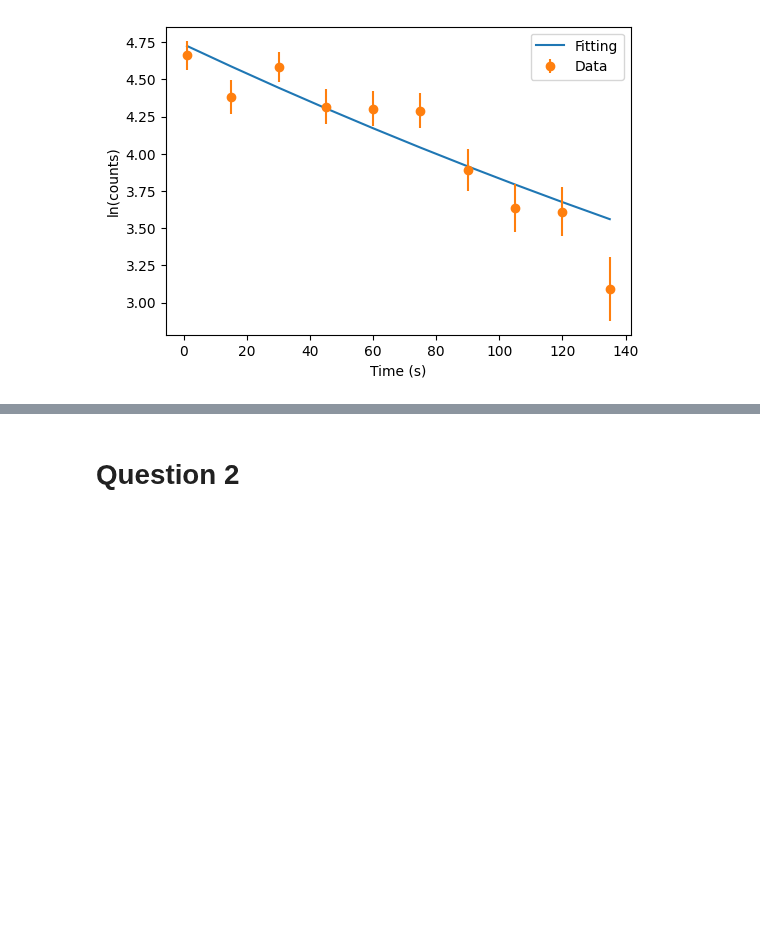
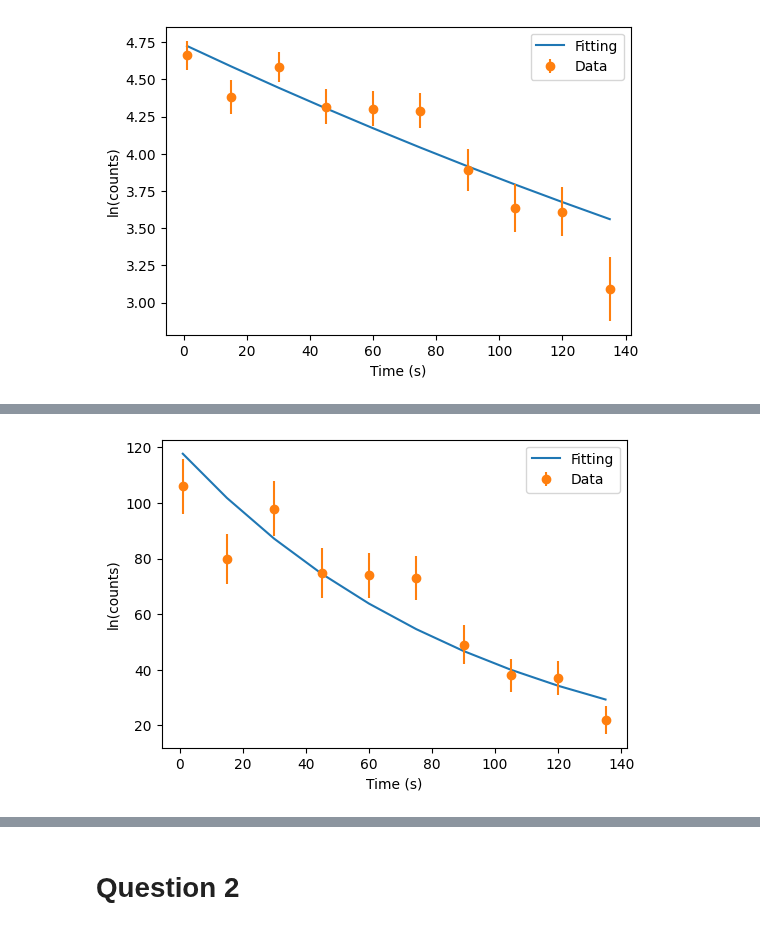
Before and after one commit to chandan-kumarsahu/P452-Computational-Physics, a Jupyter notebook: Endsem/Endsem.ipynb, the cells around one changed output, grey strips where cells are left out. Drawn from its saved outputs; the diff is of its cells as text; code cells hidden in the pictures; blank space fills up the shorter version.

```diff
--- a/Endsem/Endsem.ipynb
+++ b/Endsem/Endsem.ipynb
@@ -30,18 +30,17 @@ covariant_matrix = pcov
 # Calculate the lifetime and its error
 lifetime = 1 / slope
 error_lifetime = np.sqrt(np.diag(covariant_matrix))[1] / slope**2
-df = len(time) - 1
 
 # Calculate the chi-square statistic and the reduced chi-square statistic
 chi_square = np.sum(((ln_counts - func(time, *popt)) / sigma_ln_counts) ** 2)
 
-critical_chi_squared = 16.919
+critical_chi_square = 16.919
 
 print('Lifetime:', lifetime, '±', error_lifetime)
 print('Chi square:', chi_square)
 
 # Determine if fit is acceptable at 95% level of significance
-if chi_square < critical_chi_squared:
+if chi_square < critical_chi_square:
     print("The fit is acceptable at 95% level of significance.")
 else:
     print("The fit is not acceptable at 95% level of significance.")
@@ -63,0 +167,85 @@ The fit is not acceptable at 95% level of significance.
+# %%
+
+def exponential_decay(x, a, b):
+    return a * np.exp(-b * x)
+
+def Line_fit(X, Y):
+    n = len(X) # or len(Y)
+    xbar = sum(X)/n
+    ybar = sum(Y)/n
+
+    # Calculating numerator and denominator
+    numer = sum([xi*yi for xi,yi in zip(X, Y)]) - n * xbar * ybar
+    denum = sum([xi**2 for xi in X]) - n * xbar**2
+
+    # calculation of slope and intercept
+    m = numer / denum
+    c = ybar - m * xbar
+
+    # Calculation of error in the slope
+    std_dev_residuals = np.sqrt(sum(( Y - (c + m*X) )**2) / (n - 2))
+    std_dev_x = np.sqrt(sum([(xi - xbar)**2 for xi in X]) / (n - 1))
+    slope_error = std_dev_residuals / (std_dev_x * np.sqrt(n))
+
+    return c, m, slope_error
+
+def calculate_expected_frequencies(x, y):
+    log_y = np.log(y)
+    intercept, slope, error = Line_fit(x, log_y)
+    expected_frequencies = np.exp(intercept + slope * x)
+    return expected_frequencies
+
+def calculate_chi_square(x, observed, std_dev):
+    expected = calculate_expected_frequencies(x, observed)
+    chi_square = np.sum(((observed - expected) / std_dev)**2)
+    df = len(observed) - 1  # degrees of freedom
+    return chi_square, df
+
+# Example usage:
+x, observed, std_dev = np.genfromtxt('endsemfit.txt', unpack=True)
+chi_square, degrees_of_freedom = calculate_chi_square(x, observed, std_dev)
+print("Chi-square statistic:", chi_square)
+print("Degrees of freedom:", degrees_of_freedom)
+
+critical_chi_square = 16.919
+
+# print('Lifetime:', lifetime, '±', error_lifetime)
+print('Chi square:', chi_square)
+
+# Determine if fit is acceptable at 95% level of significance
+if chi_square < critical_chi_square:
+    print("The fit is acceptable at 95% level of significance.")
+else:
+    print("The fit is not acceptable at 95% level of significance.")
+
+expected = calculate_expected_frequencies(x, observed)
+
+print()
+
+def calculate_lifetime_and_error(slope, slope_error):
+    decay_constant = -slope
+    lifetime = 1 / decay_constant
+    lifetime_error = slope_error / (decay_constant ** 2)
+
+    print("Decay constant:", decay_constant)
+    print("Error in decay constant:", slope_error)
+    print(lifetime, lifetime_error)
+    return lifetime, lifetime_error
+
+log_observed = np.log(observed)
+intercept, slope, error = Line_fit(x, log_observed)
+lifetime, lifetime_error = calculate_lifetime_and_error(slope, error)
+print("Lifetime of the species:", lifetime)
+print("Error in lifetime:", lifetime_error)
+
+# Plot the data and the fit
+plt.figure(figsize=(6, 4))
+# fit = exponential_decay(x, c, -m)
+# fit = np.array(fit)
+plt.plot(x, expected, label='Fitting')
+plt.errorbar(x, observed, yerr=std_dev, fmt='o', label='Data')
+plt.xlabel('Time (s)')
+plt.ylabel('ln(counts)')
+plt.legend()
+plt.show()
+# %% [output]
@@ -63,0 +262 @@ The fit is not acceptable at 95% level of significance.
+[figure, added]
```
Also changed, not shown: parts of 13 cells of this notebook.
